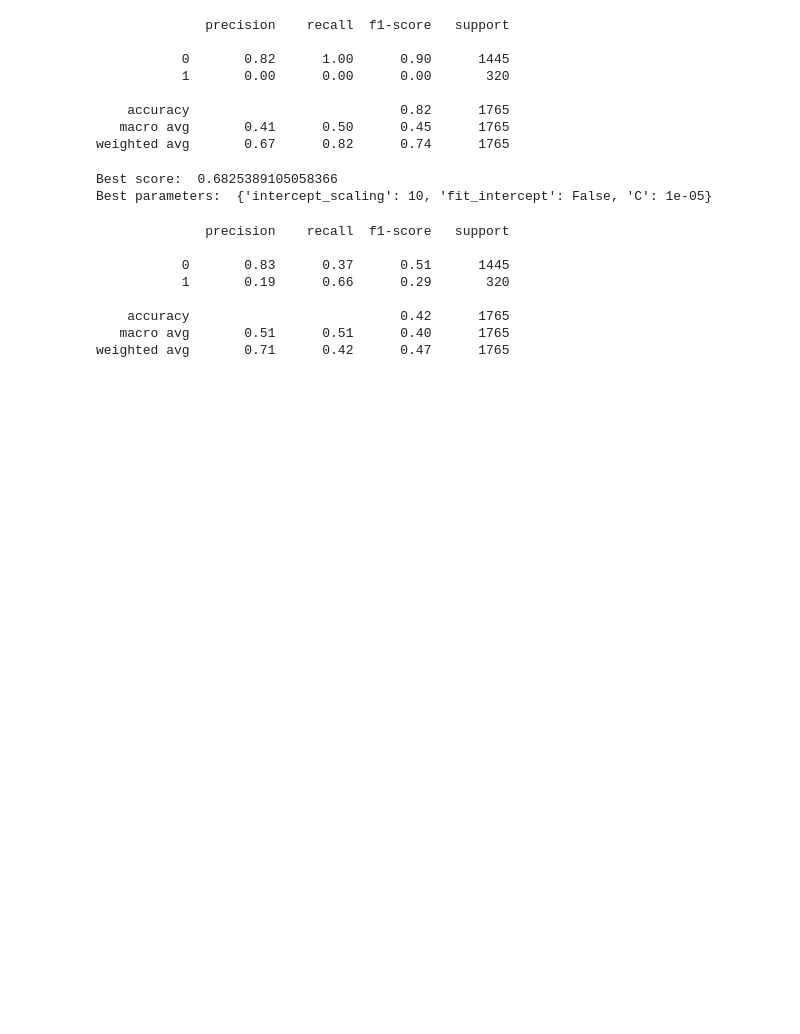
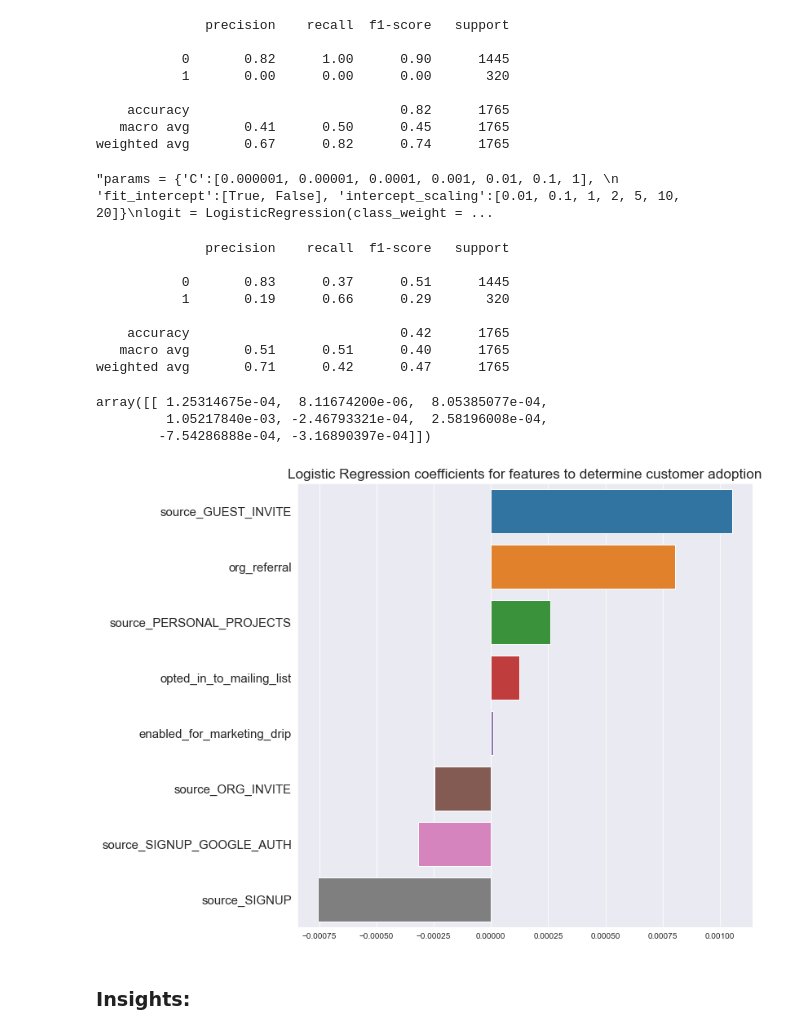
Before and after one commit to NickD-Dean/Springboard, a Jupyter notebook: Career-Related/relax_challenge/Relax_adopted_user_prediction.ipynb, the cells around one changed output. Drawn from its saved outputs; the diff is of its cells as text; code cells hidden in the pictures; blank space fills up the shorter version.

```diff
--- a/Career-Related/relax_challenge/Relax_adopted_user_prediction.ipynb
+++ b/Career-Related/relax_challenge/Relax_adopted_user_prediction.ipynb
@@ -521,7 +522,7 @@ print(classification_report(y_test, g2_pred, labels = [0,1]))
    macro avg       0.41      0.50      0.45      1765
 weighted avg       0.67      0.82      0.74      1765
 # %%
-params = {'C':[0.000001, 0.00001, 0.0001, 0.001, 0.01, 0.1, 1],
+"""params = {'C':[0.000001, 0.00001, 0.0001, 0.001, 0.01, 0.1, 1],
           'fit_intercept':[True, False], 'intercept_scaling':[0.01, 0.1, 1, 2, 5, 10, 20]}
 logit = LogisticRegression(class_weight = 'balanced', random_state = 42)
 log = RandomizedSearchCV(logit, param_distributions = params, scoring = 'recall', n_iter = 60)
@@ -529,10 +530,9 @@ log.fit(x_train, y_train)
 log_best_score = log.best_score_
 log_best_params = log.best_params_
 print('Best score: ', log_best_score)
-print('Best parameters: ', log_best_params)
+print('Best parameters: ', log_best_params)"""
 # %% [output]
-Best score:  0.6825389105058366
-Best parameters:  {'intercept_scaling': 10, 'fit_intercept': False, 'C': 1e-05}
+"params = {'C':[0.000001, 0.00001, 0.0001, 0.001, 0.01, 0.1, 1], \n          'fit_intercept':[True, False], 'intercept_scaling':[0.01, 0.1, 1, 2, 5, 10, 20]}\nlogit = LogisticRegression(class_weight = ...
 # %%
 logit = LogisticRegression(class_weight='balanced', intercept_scaling = 10, fit_intercept = False, C = 1e-05,
                            random_state = 42)
@@ -549,3 +549,26 @@ print(classification_report(y_test, l2_pred, labels = [0,1]))
     accuracy                           0.42      1765
    macro avg       0.51      0.51      0.40      1765
 weighted avg       0.71      0.42      0.47      1765
+# %%
+logit.coef_
+# %% [output]
+array([[ 1.25314675e-04,  8.11674200e-06,  8.05385077e-04,
+         1.05217840e-03, -2.46793321e-04,  2.58196008e-04,
+        -7.54286888e-04, -3.16890397e-04]])
+# %%
+dic = {'opted_in_to_mailing_list': 1.25314675e-04, 'enabled_for_marketing_drip':8.11674200e-06,
+       'org_referral':8.05385077e-04, 'source_GUEST_INVITE':1.05217840e-03,
+       'source_ORG_INVITE':-2.46793321e-04, 'source_PERSONAL_PROJECTS':2.58196008e-04,
+       'source_SIGNUP':-7.54286888e-04,'source_SIGNUP_GOOGLE_AUTH':-3.16890397e-04}
+logit_coef = pd.Series(dic)
+logit_coef = logit_coef.sort_values(ascending=False)
+# %%
+plt.figure(figsize=(10,10))
+
+g = sns.barplot(x= logit_coef.values ,y = logit_coef.index, orient='h')
+plt.title('Logistic Regression coefficients for features to determine customer adoption', size = 'xx-large')
+g.set_yticklabels(logit_coef.index, size = 15);
+# %% [output]
+[figure, added]
+# %% [markdown]
+### Insights:
```
Also changed, not shown: parts of 2 cells of this notebook, 1 other file.
